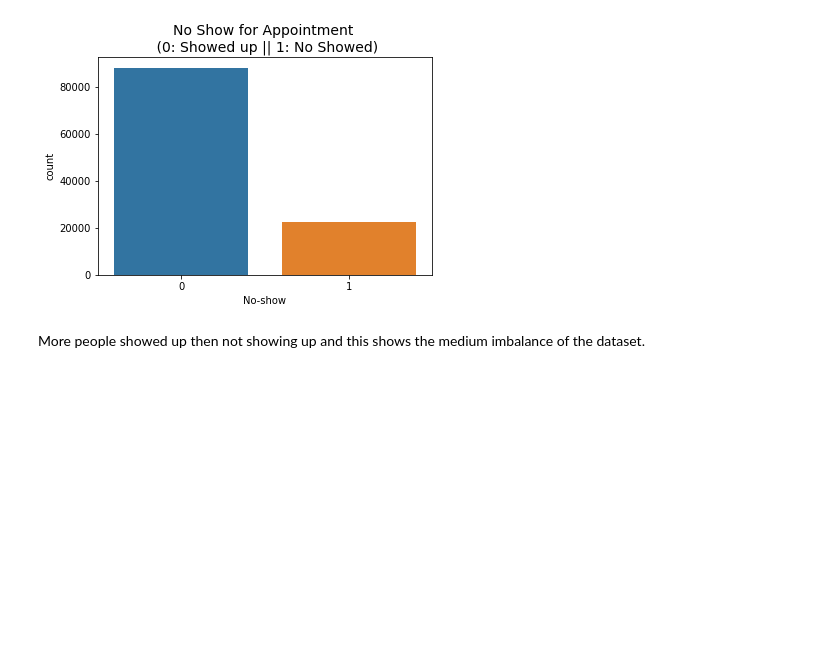
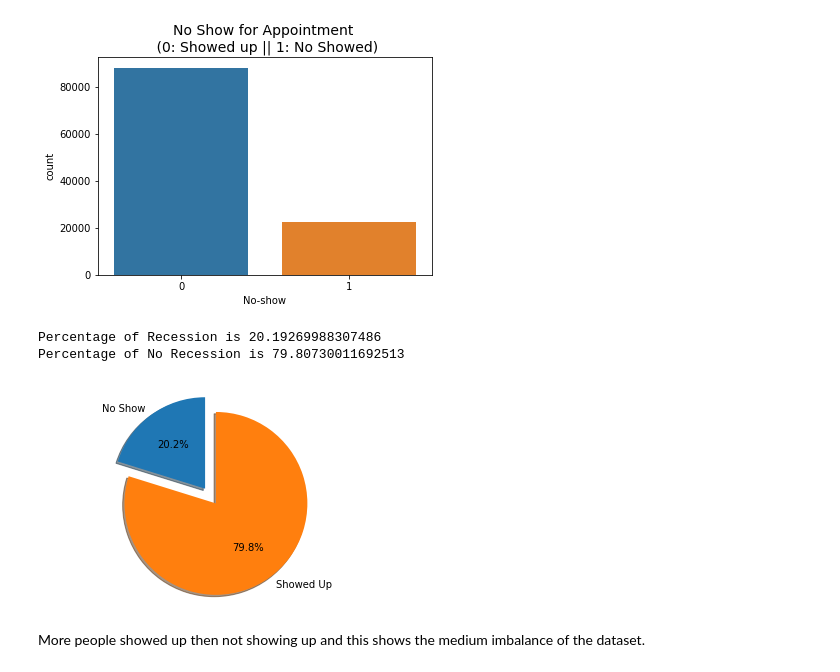
Before and after one commit to thiviyan98/ThiviyanNanthakumarCE888, a Jupyter notebook: Assignment_2/Ass2Data2.ipynb, the cells around one changed output. Cells and saved outputs as stored; diff of their text form; code cells hidden in the pictures; blank space fills up the shorter version.

```diff
--- a/Assignment_2/Ass2Data2.ipynb
+++ b/Assignment_2/Ass2Data2.ipynb
@@ -173,6 +176,34 @@ def barchart(title,label,data):
 barchart('No Show for Appointment \n (0: Showed up || 1: No Showed)',"No-show",df)
 # %% [output]
 [figure]
+# %%
+recession= len(df[df['No-show']==1])
+no_recession=len(df[df['No-show']==0])
+
+percentofrecession= recession/(recession+no_recession)
+percentofnorecession= no_recession/(recession+no_recession)
+
+print("Percentage of Recession is", percentofrecession*100)
+print("Percentage of No Recession is", percentofnorecession*100)
+# %% [output]
+Percentage of Recession is 20.19269988307486
+Percentage of No Recession is 79.80730011692513
+# %%
+labels = 'No Show', 'Showed Up'
+
+sizes=[percentofrecession,percentofnorecession]
+
+explode=(0.2,0)
+
+fig1, ax1 =plt.subplots()
+
+ax1.pie(sizes,explode=explode,labels=labels,autopct='%1.1f%%', shadow= True, startangle=90)
+
+ax1.axis('equal')
+
+plt.show()
+# %% [output]
+[figure, added]
 # %% [markdown]
 More people showed up then not showing up and this shows the medium imbalance of the dataset.
 # %% [markdown]
```
Also changed, not shown: parts of 12 cells of this notebook.
